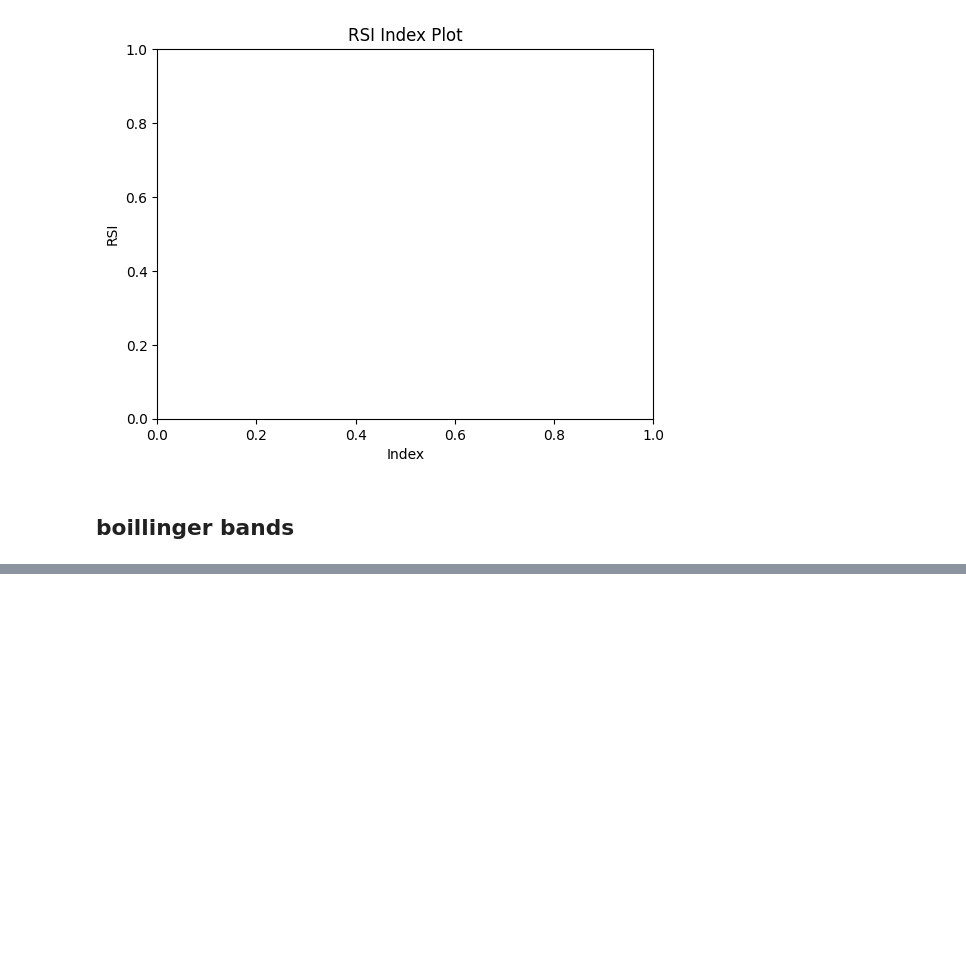
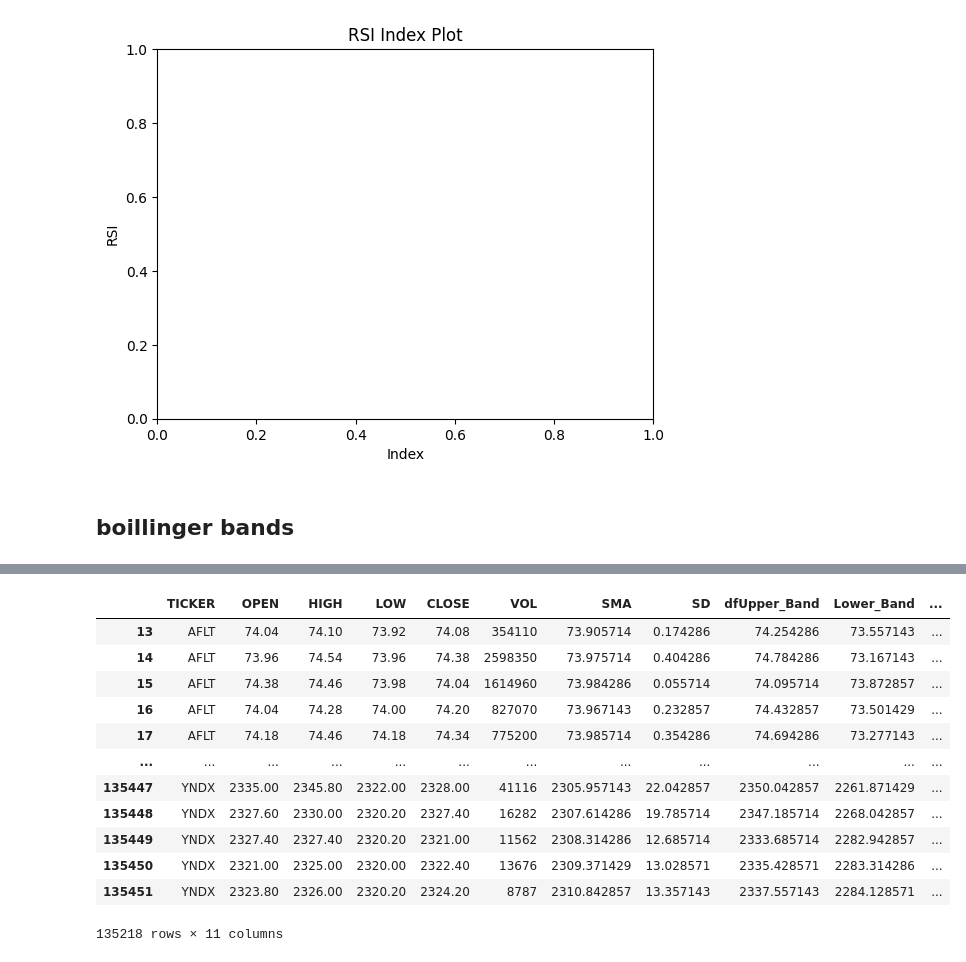
Before and after one commit to SayNoToMustache/Hackathon_SBER_MISIS, a Jupyter notebook: BASE/base.ipynb, the cells around one changed output, grey strips where cells are left out. Cells and saved outputs as stored; diff of their text form; code cells hidden in the pictures; blank space fills up the shorter version.

```diff
--- a/BASE/base.ipynb
+++ b/BASE/base.ipynb
@@ -538,0 +523,16 @@ df['%b'] = (df['OPEN'] - df['Lower_Band']) / (df['dfUpper_Band'] - df['Lower_Ban
+# %%
+df
+# %% [output]
+|  | TICKER | OPEN | HIGH | LOW | CLOSE | VOL | SMA | SD | dfUpper_Band | Lower_Band | ... |
+| 13 | AFLT | 74.04 | 74.10 | 73.92 | 74.08 | 354110 | 73.905714 | 0.174286 | 74.254286 | 73.557143 | ... |
+| 14 | AFLT | 73.96 | 74.54 | 73.96 | 74.38 | 2598350 | 73.975714 | 0.404286 | 74.784286 | 73.167143 | ... |
+| 15 | AFLT | 74.38 | 74.46 | 73.98 | 74.04 | 1614960 | 73.984286 | 0.055714 | 74.095714 | 73.872857 | ... |
+| 16 | AFLT | 74.04 | 74.28 | 74.00 | 74.20 | 827070 | 73.967143 | 0.232857 | 74.432857 | 73.501429 | ... |
+| 17 | AFLT | 74.18 | 74.46 | 74.18 | 74.34 | 775200 | 73.985714 | 0.354286 | 74.694286 | 73.277143 | ... |
+| ... | ... | ... | ... | ... | ... | ... | ... | ... | ... | ... | ... |
+| 135447 | YNDX | 2335.00 | 2345.80 | 2322.00 | 2328.00 | 41116 | 2305.957143 | 22.042857 | 2350.042857 | 2261.871429 | ... |
+| 135448 | YNDX | 2327.60 | 2330.00 | 2320.20 | 2327.40 | 16282 | 2307.614286 | 19.785714 | 2347.185714 | 2268.042857 | ... |
+| 135449 | YNDX | 2327.40 | 2327.40 | 2320.20 | 2321.00 | 11562 | 2308.314286 | 12.685714 | 2333.685714 | 2282.942857 | ... |
+| 135450 | YNDX | 2321.00 | 2325.00 | 2320.00 | 2322.40 | 13676 | 2309.371429 | 13.028571 | 2335.428571 | 2283.314286 | ... |
+| 135451 | YNDX | 2323.80 | 2326.00 | 2320.20 | 2324.20 | 8787 | 2310.842857 | 13.357143 | 2337.557143 | 2284.128571 | ... |
+135218 rows × 11 columns
```
Also changed, not shown: parts of 3 cells of this notebook.
